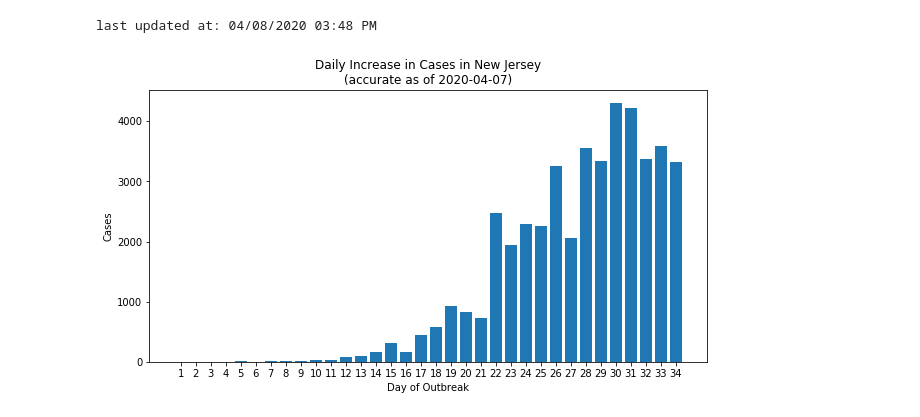
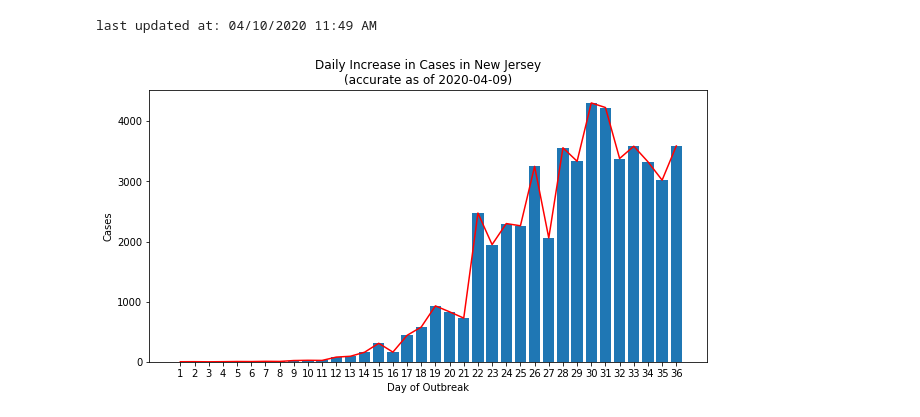
Before and after one commit to jaydenfont/NJ-COVID-19-Data, a Jupyter notebook: NewJerseyData.ipynb, the cells around one changed output. Drawn from its saved outputs; the diff is of its cells as text; code cells hidden in the pictures.

```diff
--- a/NewJerseyData.ipynb
+++ b/NewJerseyData.ipynb
@@ -135,29 +136,32 @@ last updated at: 04/08/2020 03:48 PM
 # %%
 # Create list of the increase in cases between each day and rate of change
 
 newCases = []
 
 for i in range(0, len(njCases)-1):
     newCases.append(njCases[i+1]-njCases[i])
 
 newCases = np.array(newCases) # convert case number list to array
 
 numDaysExceptLast = len(njLength) # need to remove last day from list
 
 newCaseDays = np.arange(1, numDaysExceptLast) # convert day list to array
 
 
 ticks = np.arange(1,newCaseDays.max()+1,1); #generate x ticks
 
 fig= plt.figure(figsize=(10,5)) # create figure
 
 axes = fig.add_subplot() # automatically adds axis (graph) in default position
 axes.bar(newCaseDays, newCases.transpose())
 axes.set_title("Daily Increase in Cases in New Jersey\n(accurate as of " + recentDate + ")");
 axes.set_xticks(ticks);
 axes.set_xlabel("Day of Outbreak");
 axes.set_ylabel("Cases");
 print("last updated at: {}".format(dateAndTime))
+
+# Adding line tracing bar curve
+plt.plot(newCaseDays, newCases.transpose(), color = 'r');
 # %% [output]
-last updated at: 04/08/2020 03:48 PM
+last updated at: 04/10/2020 11:49 AM
-[figure, old version]
+[figure, new version]
```
Also changed, not shown: parts of 5 cells of this notebook.
